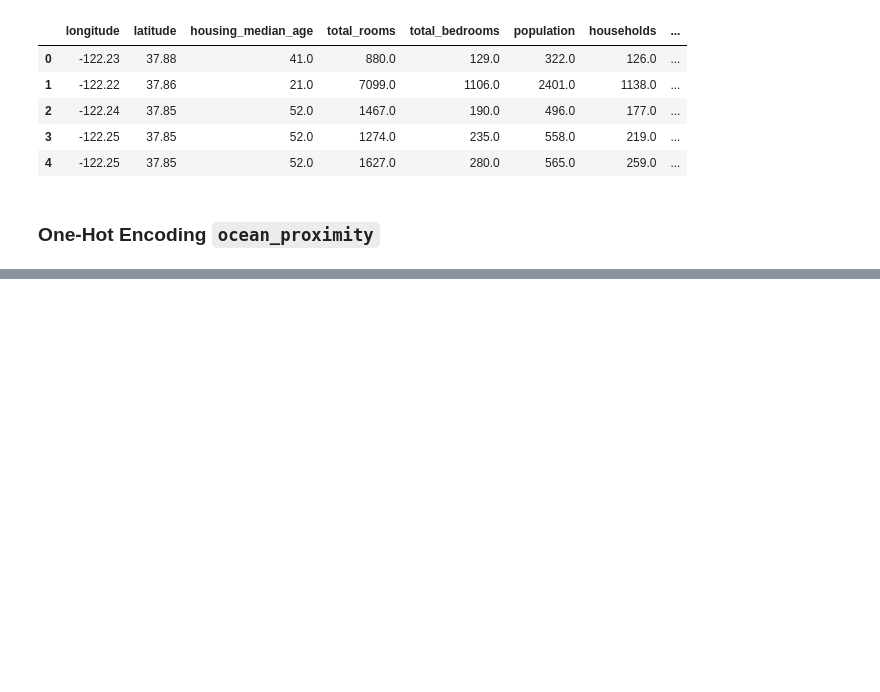
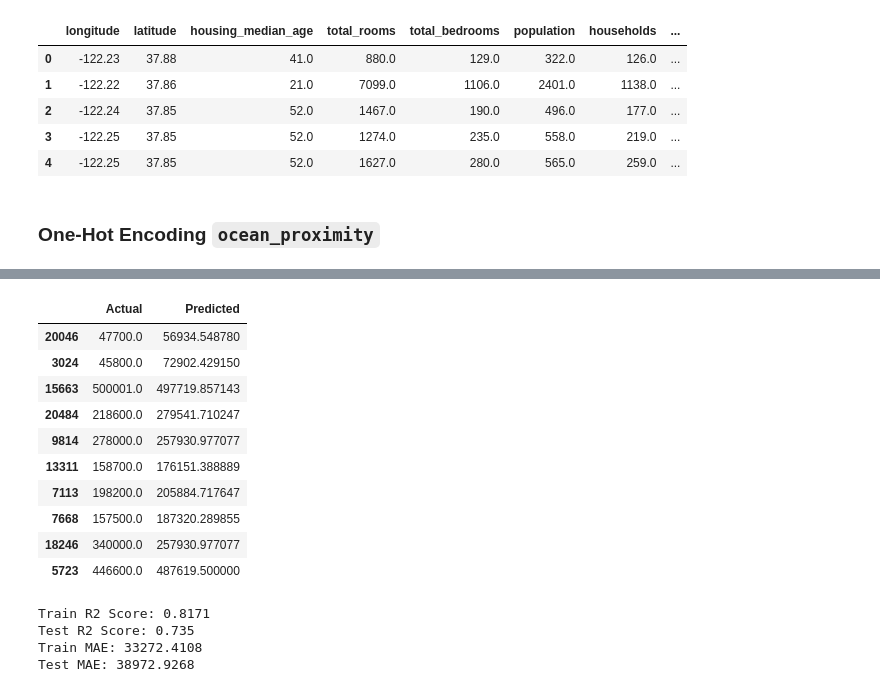
Before and after one commit to Luckysolex/Data-Science-Projects, a Jupyter notebook: Feature_Engineering.ipynb, the cells around one changed output, grey strips where cells are left out. Saved outputs shown, nothing was run; the diff lists cells and outputs as text; code cells hidden in the pictures; blank space fills up the shorter version.

```diff
--- a/Feature_Engineering.ipynb
+++ b/Feature_Engineering.ipynb
@@ -278,0 +383,33 @@ df_one_hot.head()
+# %%
+# Create a dataframe for the actual vs predicted on the test set
+results_df = pd.DataFrame({'Actual': y_test, 'Predicted': y_pred_test})
+display(results_df.head(10))
+# %% [output]
+|  | Actual | Predicted |
+| 20046 | 47700.0 | 56934.548780 |
+| 3024 | 45800.0 | 72902.429150 |
+| 15663 | 500001.0 | 497719.857143 |
+| 20484 | 218600.0 | 279541.710247 |
+| 9814 | 278000.0 | 257930.977077 |
+| 13311 | 158700.0 | 176151.388889 |
+| 7113 | 198200.0 | 205884.717647 |
+| 7668 | 157500.0 | 187320.289855 |
+| 18246 | 340000.0 | 257930.977077 |
+| 5723 | 446600.0 | 487619.500000 |
+# %%
+# Calculate metrics
+train_r2 = r2_score(y_train, y_pred_train)
+test_r2 = r2_score(y_test, y_pred_test)
+
+train_mae = mean_absolute_error(y_train, y_pred_train)
+test_mae = mean_absolute_error(y_test, y_pred_test)
+
+print(f"Train R2 Score:", round(train_r2, 4))
+print(f"Test R2 Score:", round(test_r2, 4))
+print(f"Train MAE:", round(train_mae, 4))
+print(f"Test MAE:", round(test_mae, 4))
+# %% [output]
+Train R2 Score: 0.8171
+Test R2 Score: 0.735
+Train MAE: 33272.4108
+Test MAE: 38972.9268
```
Also changed, not shown: parts of 11 cells of this notebook.
